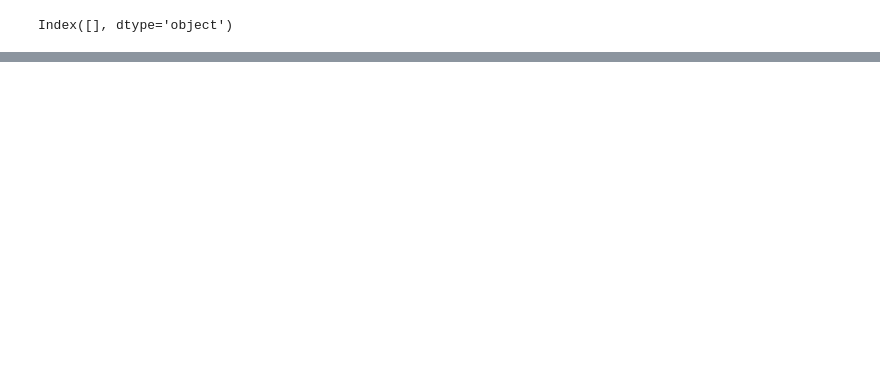
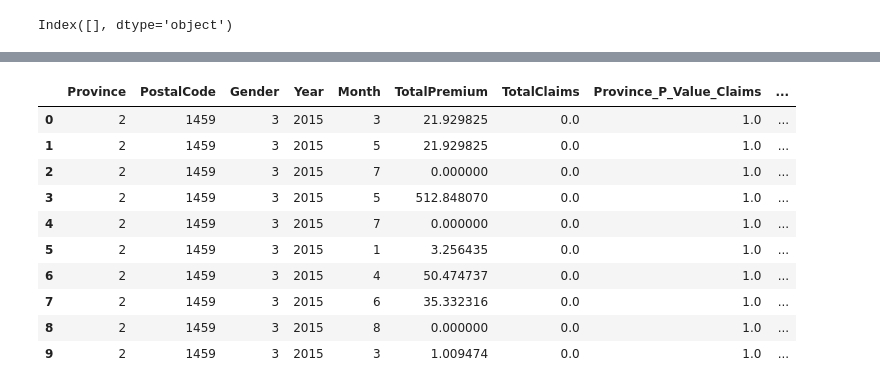
Before and after one commit to Yaadee/insurance_data_analysis, a Jupyter notebook: notebooks/hypothesis_testing.ipynb, the cells around one changed output, grey strips where cells are left out. Drawn from its saved outputs; the diff is of its cells as text; code cells hidden in the pictures; blank space fills up the shorter version.

```diff
--- a/notebooks/hypothesis_testing.ipynb
+++ b/notebooks/hypothesis_testing.ipynb
@@ -4,10 +4,10 @@ df= pd.read_csv("../data/datasets/model_data.csv", low_memory=False)
 # %%
 
 # Load the dataset from the text file
-data_txt = "/home/yadasa/Desktop/InsuranceDataAnalysis/data/datasets/MachineLearningRating_v3.txt"
+data_txt = "../data/datasets/MachineLearningRating_v3.txt"
 df = pd.read_csv(data_txt, delimiter='|', low_memory=False)
 # Save the dataset as a CSV file
-data_csv = "/home/yadasa/Desktop/InsuranceDataAnalysis/data/datasets/model_data.csv"
+data_csv = "../data/datasets/model_data.csv"
 df.to_csv(data_csv, index=False)
 
 print(df.describe())
@@ -570,0 +568,14 @@ Fail to reject the null hypothesis for gender risk difference.
+# %%
+df.head(10)
+# %% [output]
+|  | Province | PostalCode | Gender | Year | Month | TotalPremium | TotalClaims | Province_P_Value_Claims | ... |
+| 0 | 2 | 1459 | 3 | 2015 | 3 | 21.929825 | 0.0 | 1.0 | ... |
+| 1 | 2 | 1459 | 3 | 2015 | 5 | 21.929825 | 0.0 | 1.0 | ... |
+| 2 | 2 | 1459 | 3 | 2015 | 7 | 0.000000 | 0.0 | 1.0 | ... |
+| 3 | 2 | 1459 | 3 | 2015 | 5 | 512.848070 | 0.0 | 1.0 | ... |
+| 4 | 2 | 1459 | 3 | 2015 | 7 | 0.000000 | 0.0 | 1.0 | ... |
+| 5 | 2 | 1459 | 3 | 2015 | 1 | 3.256435 | 0.0 | 1.0 | ... |
+| 6 | 2 | 1459 | 3 | 2015 | 4 | 50.474737 | 0.0 | 1.0 | ... |
+| 7 | 2 | 1459 | 3 | 2015 | 6 | 35.332316 | 0.0 | 1.0 | ... |
+| 8 | 2 | 1459 | 3 | 2015 | 8 | 0.000000 | 0.0 | 1.0 | ... |
+| 9 | 2 | 1459 | 3 | 2015 | 3 | 1.009474 | 0.0 | 1.0 | ... |
```
Also changed, not shown: parts of 13 cells of this notebook, 1 other file.
